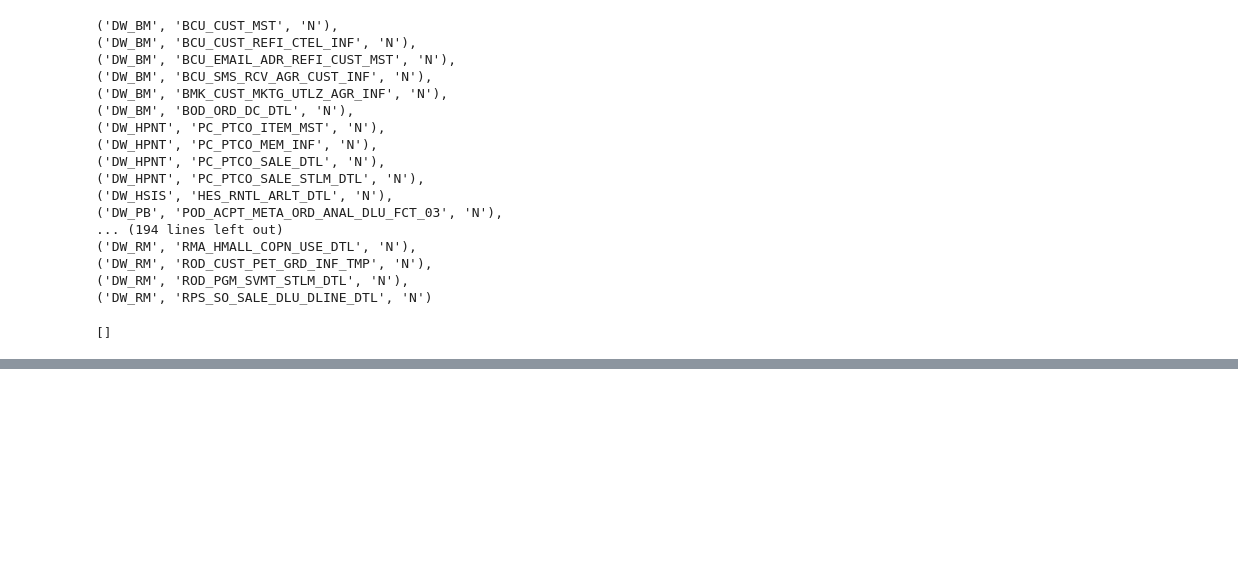
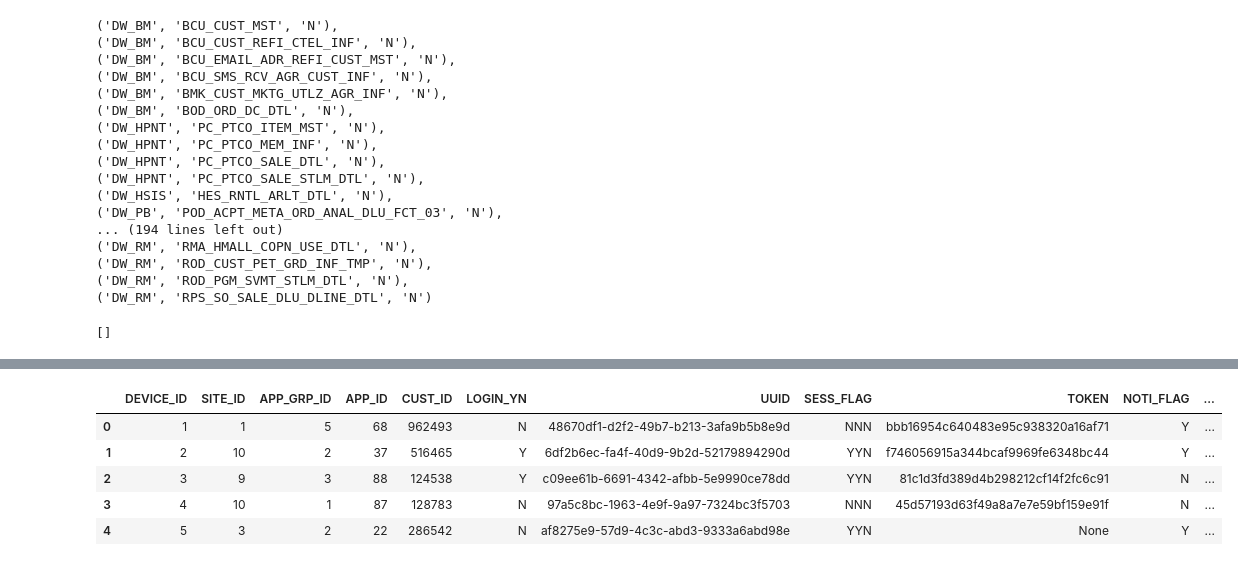
Before and after one commit to vksk0258/hdhs-mwaa, a Jupyter notebook: hdhs_notebook_test.ipynb, the cells around one changed output, grey strips where cells are left out. Cells and saved outputs as stored; diff of their text form; code cells hidden in the pictures; blank space fills up the shorter version.

```diff
--- a/hdhs_notebook_test.ipynb
+++ b/hdhs_notebook_test.ipynb
@@ -463,3 +463,16 @@ x = x[1:0]
 x
 # %% [output]
 []
+# %%
+import snowflake.connector
+import pandas as pd
+
+# 스노우플레이크 연결 설정
+conn = snowflake.connector.connect(
+    user='MWAA_API',                # 스노우플레이크 사용자명
+    password='ghaTyvld1!',            # 비밀번호
+    account='KE08776.ap-northeast-2.aws',              # 계정 (예: xy12345.ap-southeast-2)
+    warehouse='DW_ETL_WH'          # 스키마 이름
+)
+
+snow_cursor = conn.cursor()
@@ -465,0 +483,7 @@ x
+# %%
+from datetime import datetime
+
+table_list_query = "select PGMID,STARTTIME,ENDTIME from DW_ETL_DB.CONFIG.JOB_RESULT LIMIT 5"
+snow_cursor.execute(table_list_query)
+x = snow_cursor.fetchall()[0]
+x
@@ -465,0 +552,55 @@ x
+# %%
+import pandas as pd
+import random
+import uuid
+from datetime import datetime, timedelta
+
+# 생성할 더미 데이터 개수
+num_rows = 100
+
+# 랜덤 데이터 생성 함수
+def random_date(start, end):
+    return start + timedelta(seconds=random.randint(0, int((end - start).total_seconds())))
+
+start_date = datetime(2023, 1, 1)
+end_date = datetime(2025, 2, 12)
+
+data = {
+    "DEVICE_ID": [i for i in range(1, num_rows + 1)],
+    "SITE_ID": [random.randint(1, 10) for _ in range(num_rows)],
+    "APP_GRP_ID": [random.randint(1, 5) for _ in range(num_rows)],
+    "APP_ID": [random.randint(1, 100) for _ in range(num_rows)],
+    "CUST_ID": [str(random.randint(100000, 999999)) if random.random() > 0.2 else None for _ in range(num_rows)],
+    "LOGIN_YN": [random.choice(['Y', 'N']) for _ in range(num_rows)],
+    "UUID": [str(uuid.uuid4()) for _ in range(num_rows)],
+    "SESS_FLAG": [random.choice(['YYN', 'YNN', 'NNN']) for _ in range(num_rows)],
+    "TOKEN": [str(uuid.uuid4()).replace('-', '') if random.random() > 0.3 else None for _ in range(num_rows)],
+    "NOTI_FLAG": [random.choice(['Y', 'N']) for _ in range(num_rows)],
+    "BMKT_FLAG": [random.choice(['Y', 'N']) for _ in range(num_rows)],
+    "APP_VER": [f"{random.randint(1, 10)}.{random.randint(0, 9)}.{random.randint(0, 9)}" for _ in range(num_rows)],
+    "OS": [random.choice(['A', 'I']) for _ in range(num_rows)],
+    "OS_VER": [f"{random.randint(5, 15)}.{random.randint(0, 9)}" for _ in range(num_rows)],
+    "DEVICE": [random.choice(['Samsung Galaxy S21', 'iPhone 13', 'Google Pixel 6', 'OnePlus 9']) for _ in range(num_rows)],
+    "DEL_YN": [random.choice(['Y', 'N']) for _ in range(num_rows)],
+    "REG_DATE": [random_date(start_date, end_date) for _ in range(num_rows)],
+    "UPT_DATE": [random_date(start_date, end_date) if random.random() > 0.5 else None for _ in range(num_rows)],
+    "NIGHT_FLAG": [random.choice(['Y', 'N']) if random.random() > 0.5 else None for _ in range(num_rows)]
+}
+
+df = pd.DataFrame(data)
+
+for col in df.select_dtypes(include=['datetime', 'datetimetz']).columns:
+    df[col] = df[col].apply(
+        lambda x: None if pd.isnull(x) or x == pd.NaT or str(x).strip() in ['NaT', '']
+        else x.isoformat() if isinstance(x, pd.Timestamp) else str(x)
+    )
+
+# 데이터 확인
+df.head()
+# %% [output]
+|  | DEVICE_ID | SITE_ID | APP_GRP_ID | APP_ID | CUST_ID | LOGIN_YN | UUID | SESS_FLAG | TOKEN | NOTI_FLAG | ... |
+| 0 | 1 | 1 | 5 | 68 | 962493 | N | 48670df1-d2f2-49b7-b213-3afa9b5b8e9d | NNN | bbb16954c640483e95c938320a16af71 | Y | ... |
+| 1 | 2 | 10 | 2 | 37 | 516465 | Y | 6df2b6ec-fa4f-40d9-9b2d-52179894290d | YYN | f746056915a344bcaf9969fe6348bc44 | Y | ... |
+| 2 | 3 | 9 | 3 | 88 | 124538 | Y | c09ee61b-6691-4342-afbb-5e9990ce78dd | YYN | 81c1d3fd389d4b298212cf14f2fc6c91 | N | ... |
+| 3 | 4 | 10 | 1 | 87 | 128783 | N | 97a5c8bc-1963-4e9f-9a97-7324bc3f5703 | NNN | 45d57193d63f49a8a7e7e59bf159e91f | N | ... |
+| 4 | 5 | 3 | 2 | 22 | 286542 | N | af8275e9-57d9-4c3c-abd3-9333a6abd98e | YYN | None | Y | ... |
```
Also changed, not shown: parts of 9 cells of this notebook, 7 other files.
